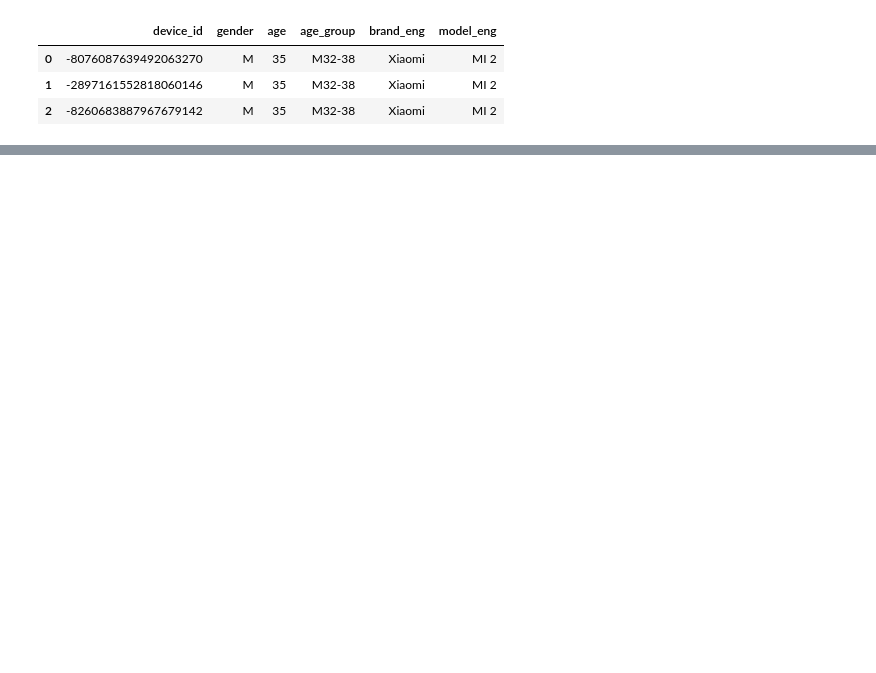
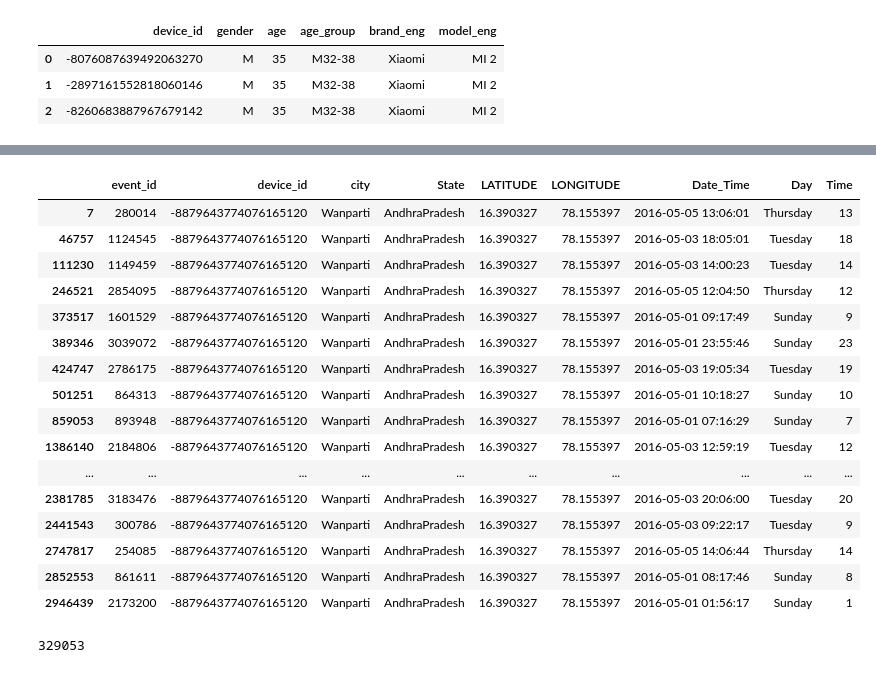
Before and after one commit to pathakchiranjit/Capstone_CDF_April21, a Jupyter notebook: CDF_projects_1004.ipynb, the cells around one changed output, grey strips where cells are left out. Drawn from its saved outputs; the diff is of its cells as text; code cells hidden in the pictures; blank space fills up the shorter version.

```diff
--- a/CDF_projects_1004.ipynb
+++ b/CDF_projects_1004.ipynb
@@ -3686,0 +3751,24 @@ missing_data(df_age)
+# %%
+project_work[project_work.device_id==	-8879643774076165120]
+# %% [output]
+|  | event_id | device_id | city | State | LATITUDE | LONGITUDE | Date_Time | Day | Time |
+| 7 | 280014 | -8879643774076165120 | Wanparti | AndhraPradesh | 16.390327 | 78.155397 | 2016-05-05 13:06:01 | Thursday | 13 |
+| 46757 | 1124545 | -8879643774076165120 | Wanparti | AndhraPradesh | 16.390327 | 78.155397 | 2016-05-03 18:05:01 | Tuesday | 18 |
+| 111230 | 1149459 | -8879643774076165120 | Wanparti | AndhraPradesh | 16.390327 | 78.155397 | 2016-05-03 14:00:23 | Tuesday | 14 |
+| 246521 | 2854095 | -8879643774076165120 | Wanparti | AndhraPradesh | 16.390327 | 78.155397 | 2016-05-05 12:04:50 | Thursday | 12 |
+| 373517 | 1601529 | -8879643774076165120 | Wanparti | AndhraPradesh | 16.390327 | 78.155397 | 2016-05-01 09:17:49 | Sunday | 9 |
+| 389346 | 3039072 | -8879643774076165120 | Wanparti | AndhraPradesh | 16.390327 | 78.155397 | 2016-05-01 23:55:46 | Sunday | 23 |
+| 424747 | 2786175 | -8879643774076165120 | Wanparti | AndhraPradesh | 16.390327 | 78.155397 | 2016-05-03 19:05:34 | Tuesday | 19 |
+| 501251 | 864313 | -8879643774076165120 | Wanparti | AndhraPradesh | 16.390327 | 78.155397 | 2016-05-01 10:18:27 | Sunday | 10 |
+| 859053 | 893948 | -8879643774076165120 | Wanparti | AndhraPradesh | 16.390327 | 78.155397 | 2016-05-01 07:16:29 | Sunday | 7 |
+| 1386140 | 2184806 | -8879643774076165120 | Wanparti | AndhraPradesh | 16.390327 | 78.155397 | 2016-05-03 12:59:19 | Tuesday | 12 |
+| ... | ... | ... | ... | ... | ... | ... | ... | ... | ... |
+| 2381785 | 3183476 | -8879643774076165120 | Wanparti | AndhraPradesh | 16.390327 | 78.155397 | 2016-05-03 20:06:00 | Tuesday | 20 |
+| 2441543 | 300786 | -8879643774076165120 | Wanparti | AndhraPradesh | 16.390327 | 78.155397 | 2016-05-03 09:22:17 | Tuesday | 9 |
+| 2747817 | 254085 | -8879643774076165120 | Wanparti | AndhraPradesh | 16.390327 | 78.155397 | 2016-05-05 14:06:44 | Thursday | 14 |
+| 2852553 | 861611 | -8879643774076165120 | Wanparti | AndhraPradesh | 16.390327 | 78.155397 | 2016-05-01 08:17:46 | Sunday | 8 |
+| 2946439 | 2173200 | -8879643774076165120 | Wanparti | AndhraPradesh | 16.390327 | 78.155397 | 2016-05-01 01:56:17 | Sunday | 1 |
+# %%
+project_work.event_id.nunique()
+# %% [output]
+329053
```
Also changed, not shown: parts of 14 cells of this notebook.
